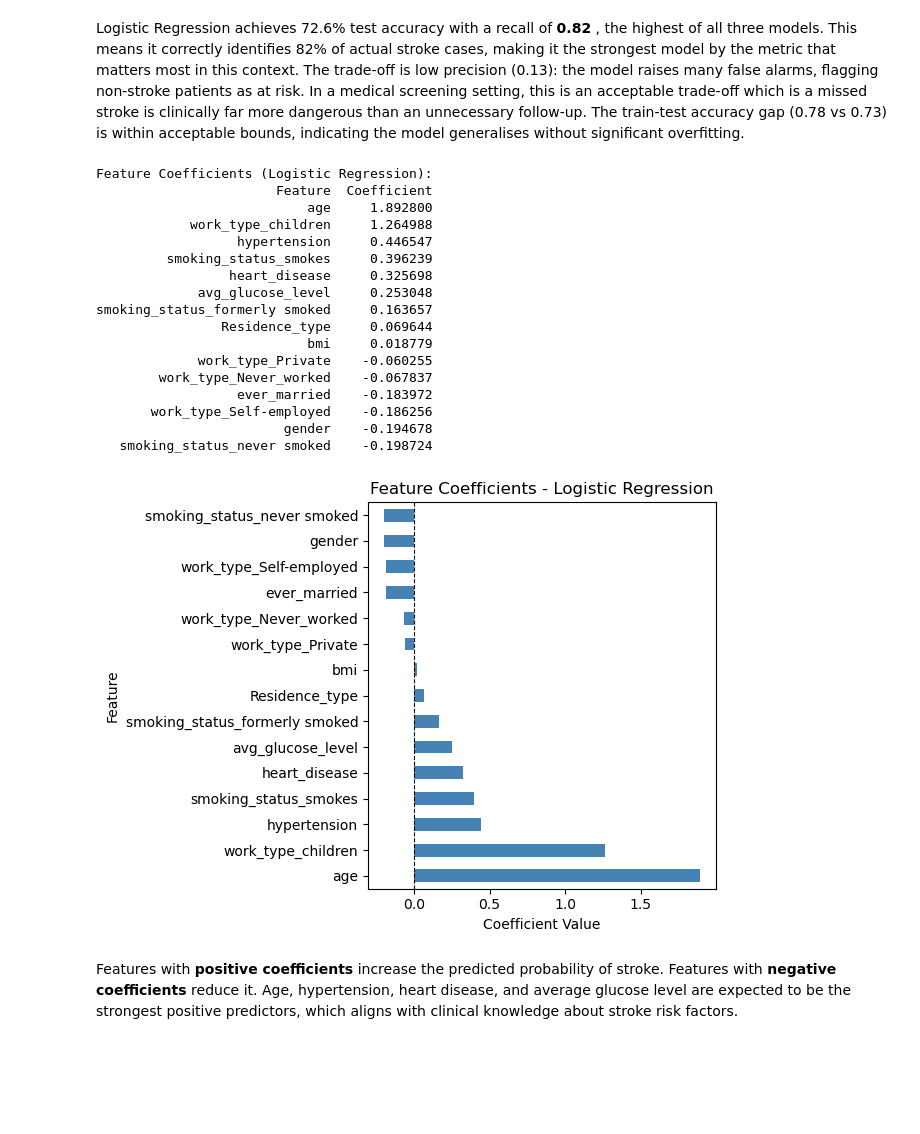
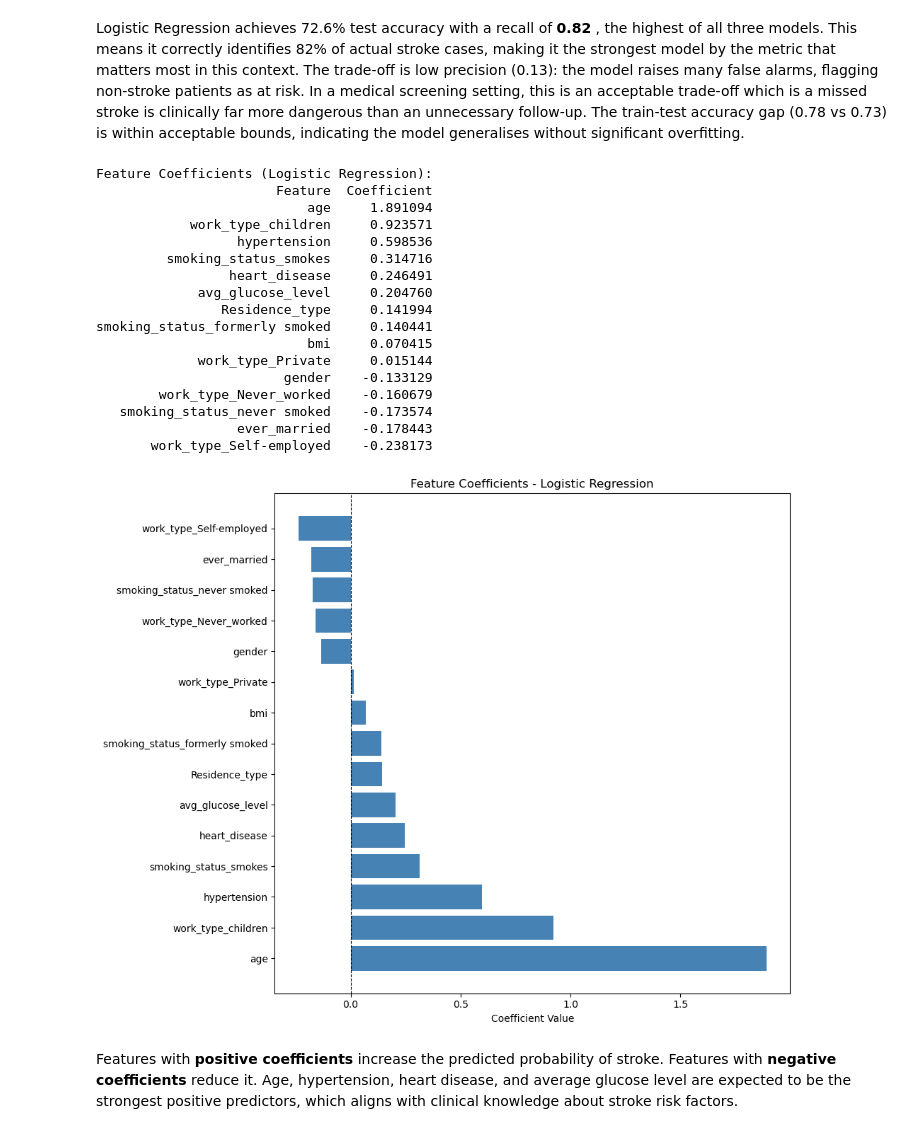
Before and after one commit to madidzanga-coder/MLG382-CYO-PROJECT-----Group-11, a Jupyter notebook: notebooks/modelling.ipynb, the cells around one changed output. Cells and saved outputs as stored; diff of their text form; code cells hidden in the pictures; blank space fills up the shorter version.

```diff
--- a/notebooks/modelling.ipynb
+++ b/notebooks/modelling.ipynb
@@ -105,25 +84,51 @@ Logistic Regression predicts the probability of a binary outcome — in this cas
 
 **Best hyperparameters found by GridSearchCV:** C=1, solver=liblinear
 # %%
-# Generate predictions using the trained logistic regression model
+# Calculate class weights for imbalanced data
+from sklearn.utils.class_weight import compute_class_weight
+
+# Compute class weights
+classes = np.array([0, 1])
+class_weights = compute_class_weight('balanced', classes=classes, y=y_train)
+weight_dict = dict(zip(classes, class_weights))
+print(f"Class weights: {weight_dict}")
+
+# Initialize Logistic Regression with class_weight
+lr_model = LogisticRegression(
+    class_weight='balanced',  # Handles the imbalance
+    C=1,
+    solver='liblinear',
+    random_state=42,
+    max_iter=1000
+)
+
+# Train on scaled data
+lr_model.fit(X_train_scaled, y_train)
+
+# Generate predictions
 y_train_pred_lr = lr_model.predict(X_train_scaled)
 y_test_pred_lr  = lr_model.predict(X_test_scaled)
 
-print("LOGISTIC REGRESSION PERFORMANCE:")
+print("\nLOGISTIC REGRESSION PERFORMANCE:")
 print(f"  Training Accuracy:  {accuracy_score(y_train, y_train_pred_lr):.4f}")
 print(f"  Test Accuracy:      {accuracy_score(y_test, y_test_pred_lr):.4f}")
 print(f"  Test Precision:     {precision_score(y_test, y_test_pred_lr, zero_division=0):.4f}")
 print(f"  Test Recall:        {recall_score(y_test, y_test_pred_lr, zero_division=0):.4f}")
 print(f"  Test F1-Score:      {f1_score(y_test, y_test_pred_lr, zero_division=0):.4f}")
 
-print("Classification Report:")
-print(classification_report(y_test, y_test_pred_lr))
+# Save the model
+joblib.dump(lr_model, '../artifacts/model_lr.pkl')
+print("\nModel saved to ../artifacts/model_lr.pkl")
 
-# Confusion matrix — shows correct vs incorrect predictions per class
+# Confusion Matrix
+plt.figure(figsize=(8, 6))
 cm = confusion_matrix(y_test, y_test_pred_lr)
 sns.heatmap(cm / np.sum(cm), annot=True, cmap='Blues', fmt='.1%')
 plt.title('Logistic Regression - Test Confusion Matrix')
 plt.ylabel('True Label')
 plt.xlabel('Predicted Label')
 plt.show()
+
+print("\nFull Classification Report:")
+print(classification_report(y_test, y_test_pred_lr))
 # %% [output]
@@ -148,38 +157,39 @@ Logistic Regression achieves 72.6% test accuracy with a recall of **0.82** , the
 # %%
 # Coefficients show which features push the prediction toward stroke (positive) or away (negative)
 lr_coefs = pd.DataFrame({
     'Feature': X_train_scaled.columns,
     'Coefficient': lr_model.coef_[0]
 }).sort_values('Coefficient', ascending=False)
 
 print("Feature Coefficients (Logistic Regression):")
 print(lr_coefs.to_string(index=False))
 
-lr_coefs.plot(kind='barh', x='Feature', y='Coefficient', color='steelblue', legend=False)
+plt.figure(figsize=(10, 8))
+plt.barh(lr_coefs['Feature'], lr_coefs['Coefficient'], color='steelblue')
 plt.title('Feature Coefficients - Logistic Regression')
 plt.xlabel('Coefficient Value')
 plt.axvline(x=0, color='black', linewidth=0.8, linestyle='--')
 plt.tight_layout()
 plt.show()
 # %% [output]
 Feature Coefficients (Logistic Regression):
                        Feature  Coefficient
-                           age     1.892800
-            work_type_children     1.264988
-                  hypertension     0.446547
-         smoking_status_smokes     0.396239
-                 heart_disease     0.325698
-             avg_glucose_level     0.253048
-smoking_status_formerly smoked     0.163657
-                Residence_type     0.069644
-                           bmi     0.018779
-             work_type_Private    -0.060255
-        work_type_Never_worked    -0.067837
-                  ever_married    -0.183972
-       work_type_Self-employed    -0.186256
-                        gender    -0.194678
-   smoking_status_never smoked    -0.198724
+                           age     1.891094
+            work_type_children     0.923571
+                  hypertension     0.598536
+         smoking_status_smokes     0.314716
+                 heart_disease     0.246491
+             avg_glucose_level     0.204760
+                Residence_type     0.141994
+smoking_status_formerly smoked     0.140441
+                           bmi     0.070415
+             work_type_Private     0.015144
+                        gender    -0.133129
+        work_type_Never_worked    -0.160679
+   smoking_status_never smoked    -0.173574
+                  ever_married    -0.178443
+       work_type_Self-employed    -0.238173
-[figure, old version]
+[figure, new version]
 # %% [markdown]
 Features with **positive coefficients** increase the predicted probability of stroke. Features with **negative coefficients** reduce it. Age, hypertension, heart disease, and average glucose level are expected to be the strongest positive predictors, which aligns with clinical knowledge about stroke risk factors.
 # %% [markdown]
```
Also changed, not shown: parts of 12 cells of this notebook, 12 other files.
